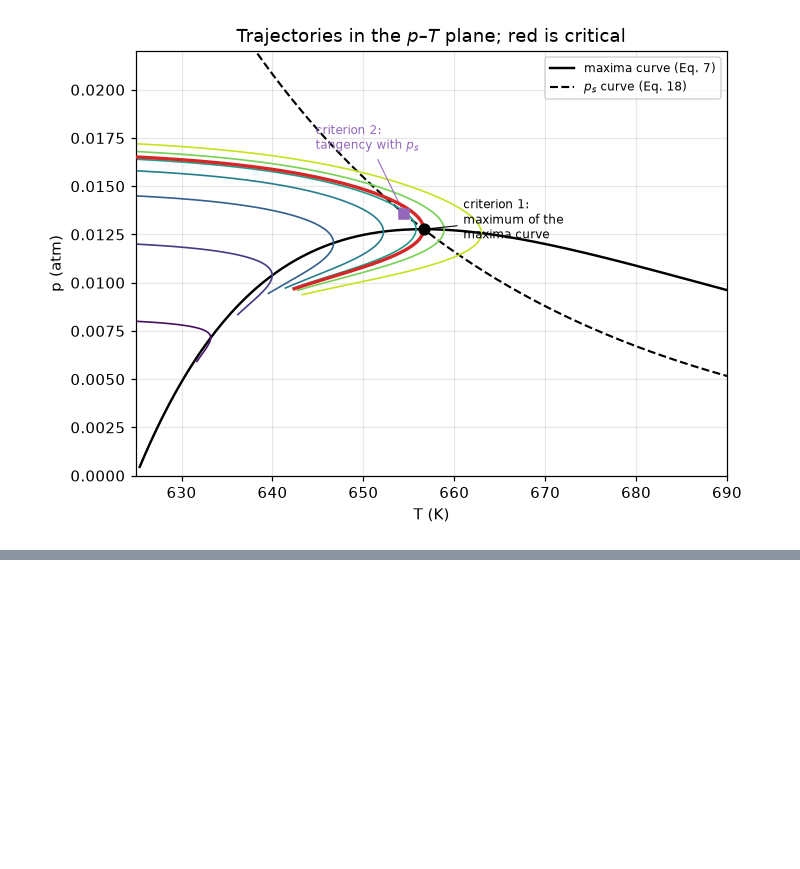
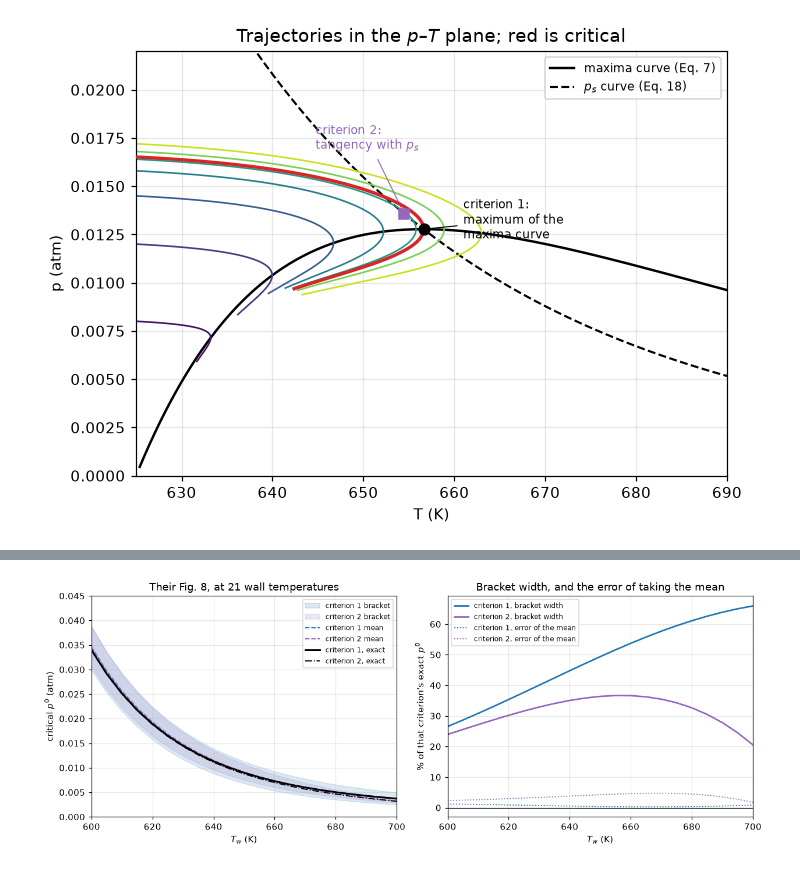
Before and after one commit to computational-chemical-engineering/pymrm-gallery, a Jupyter notebook: pages/D2.2-van-welsenaere-froment-runaway/index.ipynb, the cells around one changed output, grey strips where cells are left out. Drawn from its saved outputs; the diff is of its cells as text; code cells hidden in the pictures; blank space fills up the shorter version.

```diff
--- a/pages/D2.2-van-welsenaere-froment-runaway/index.ipynb
+++ b/pages/D2.2-van-welsenaere-froment-runaway/index.ipynb
@@ -511,0 +483,77 @@ plt.show()
+# %%
+TW_SWEEP = np.arange(600.0, 701.0, 5.0)
+
+
+def criteria_sweep(case=CASE, limits=inlet_limits, tangency=t_tangency):
+    """Brackets, means and exact (back-integrated) inlet pressures of both criteria.
+
+    Each criterion has its own critical trajectory and therefore its own exact
+    inlet pressure; comparing both against criterion 1's would flatter one of them.
+    """
+    out = {k: [] for k in ("lo1", "up1", "m1", "ex1", "lo2", "up2", "m2", "ex2")}
+    for T in TW_SWEEP:
+        T1 = t_max_peak(case, T)
+        T2 = tangency(case, T)
+        for i, Tc, pc in ((1, T1, maxima_curve(case, T1, T)), (2, T2, ps_curve(case, T2))):
+            lo, up, mean = limits(case, Tc, T)
+            out[f"lo{i}"].append(lo)
+            out[f"up{i}"].append(up)
+            out[f"m{i}"].append(mean)
+            out[f"ex{i}"].append(back_integrate(case, Tc, pc, T))
+    s = {k: np.array(v) for k, v in out.items()}
+    s["w1"] = (s["up1"] - s["lo1"]) / s["ex1"] * 100       # bracket width, % of own exact
+    s["w2"] = (s["up2"] - s["lo2"]) / s["ex2"] * 100
+    s["e1"] = (s["m1"] / s["ex1"] - 1) * 100                # error of the mean, %
+    s["e2"] = (s["m2"] / s["ex2"] - 1) * 100
+    s["cons"] = (1 - s["ex2"] / s["ex1"]) * 100             # criterion 2 below criterion 1, %
+    return s
+
+
+SW = criteria_sweep()
+I625 = int(np.argmin(abs(TW_SWEEP - TW)))
+
+fig, axes = plt.subplots(1, 2, figsize=(11.5, 4.4))
+ax = axes[0]
+ax.fill_between(TW_SWEEP, SW["lo1"], SW["up1"], color="tab:blue", alpha=0.16,
+                label="criterion 1 bracket")
+ax.fill_between(TW_SWEEP, SW["lo2"], SW["up2"], color="tab:purple", alpha=0.16,
+                label="criterion 2 bracket")
+ax.plot(TW_SWEEP, SW["m1"], color="tab:blue", lw=1.3, ls="--", label="criterion 1 mean")
+ax.plot(TW_SWEEP, SW["m2"], color="tab:purple", lw=1.3, ls="--", label="criterion 2 mean")
+ax.plot(TW_SWEEP, SW["ex1"], color="k", lw=2.0, label="criterion 1, exact")
+ax.plot(TW_SWEEP, SW["ex2"], color="k", lw=1.2, ls="-.", label="criterion 2, exact")
+ax.set(xlabel=r"$T_w$ (K)", ylabel=r"critical $p^0$ (atm)", xlim=(600, 700),
+       ylim=(0, 0.045), title="Their Fig. 8, at 21 wall temperatures")
+ax.legend(fontsize=8)
+
+ax = axes[1]
+ax.plot(TW_SWEEP, SW["w1"], color="tab:blue", lw=1.8, label="criterion 1, bracket width")
+ax.plot(TW_SWEEP, SW["w2"], color="tab:purple", lw=1.8, label="criterion 2, bracket width")
+ax.plot(TW_SWEEP, SW["e1"], color="tab:blue", lw=1.2, ls=":",
+        label="criterion 1, error of the mean")
+ax.plot(TW_SWEEP, SW["e2"], color="tab:purple", lw=1.2, ls=":",
+        label="criterion 2, error of the mean")
+ax.axhline(0.0, color="k", lw=0.8)
+ax.set(xlabel=r"$T_w$ (K)", ylabel="% of that criterion's exact $p^0$",
+       xlim=(600, 700), title="Bracket width, and the error of taking the mean")
+ax.legend(fontsize=8)
+fig.tight_layout()
+plt.show()
+
+print("bracket width, as a percentage of that criterion's own exact critical p0:")
+for lbl, w in (("criterion 1", SW["w1"]), ("criterion 2", SW["w2"])):
+    print(f"   {lbl}: {w.min():.1f} % to {w.max():.1f} %")
+print("error of the mean, as a percentage of that criterion's own exact value:")
+for lbl, e in (("criterion 1", SW["e1"]), ("criterion 2", SW["e2"])):
+    print(f"   {lbl}: {e.min():+.2f} % to {e.max():+.2f} %")
+print(f"criterion 2's bracket is the narrower at every wall temperature: "
+      f"{bool(np.all(SW['w2'] < SW['w1']))}")
+print(f"criterion 2's exact critical p0 is the lower at every wall temperature: "
+      f"{bool(np.all(SW['cons'] > 0))}, by {SW['cons'][0]:.1f} % at 600 K and "
+      f"{SW['cons'][-1]:.1f} % at 700 K")
+print(f"criterion 1's mean is the closer to its exact value at every wall temperature: "
+      f"{bool(np.all(abs(SW['e1']) < abs(SW['e2'])))}")
+print(f"at Tw = 625 K: error of the mean {SW['e1'][I625]:+.2f} % (criterion 1) and "
+      f"{SW['e2'][I625]:+.2f} % (criterion 2); exact values {SW['cons'][I625]:.2f} % apart")
+# %% [output]
+[figure, added]
```
Also changed, not shown: parts of 41 cells of this notebook, 9 other files.
